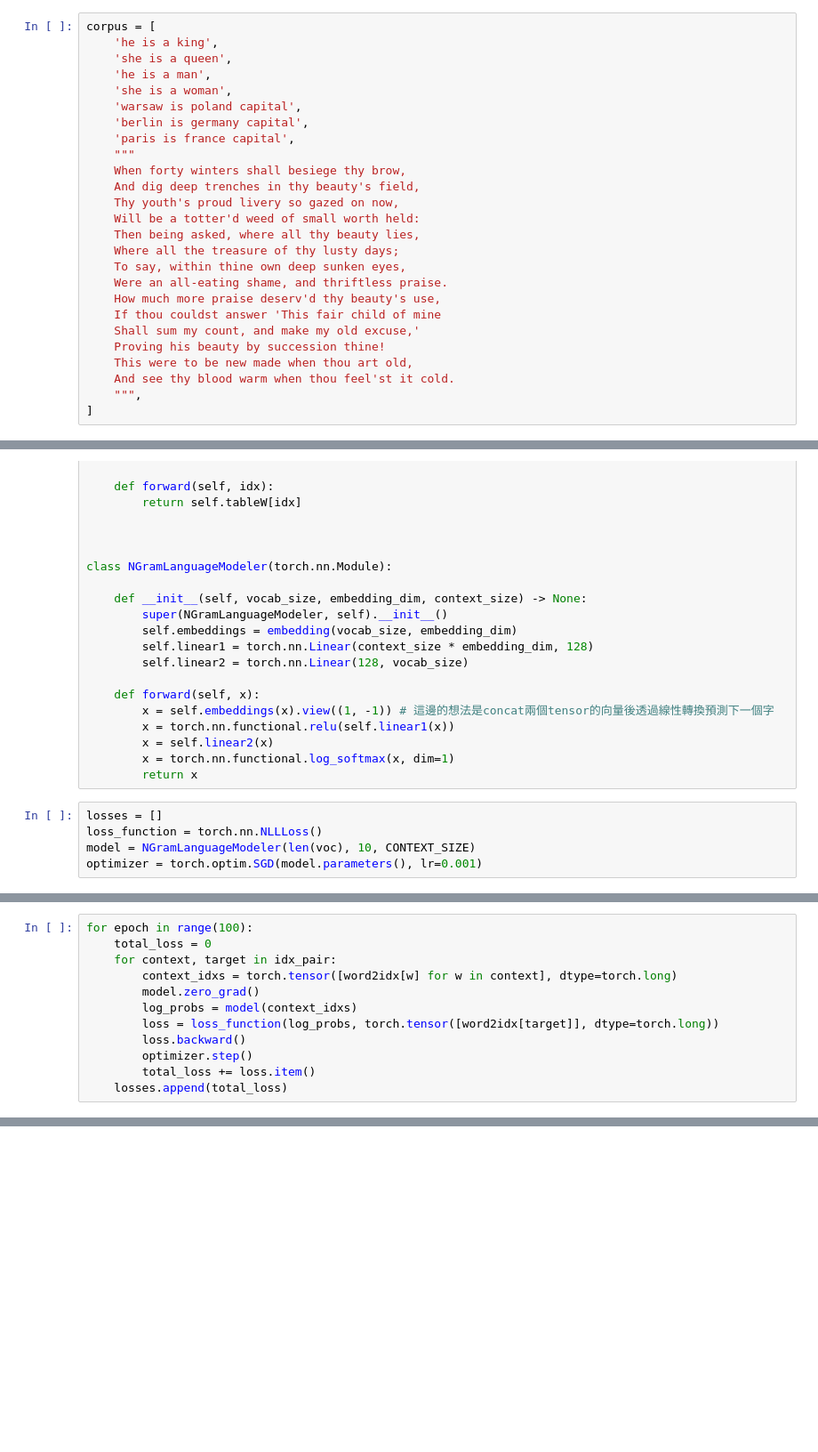
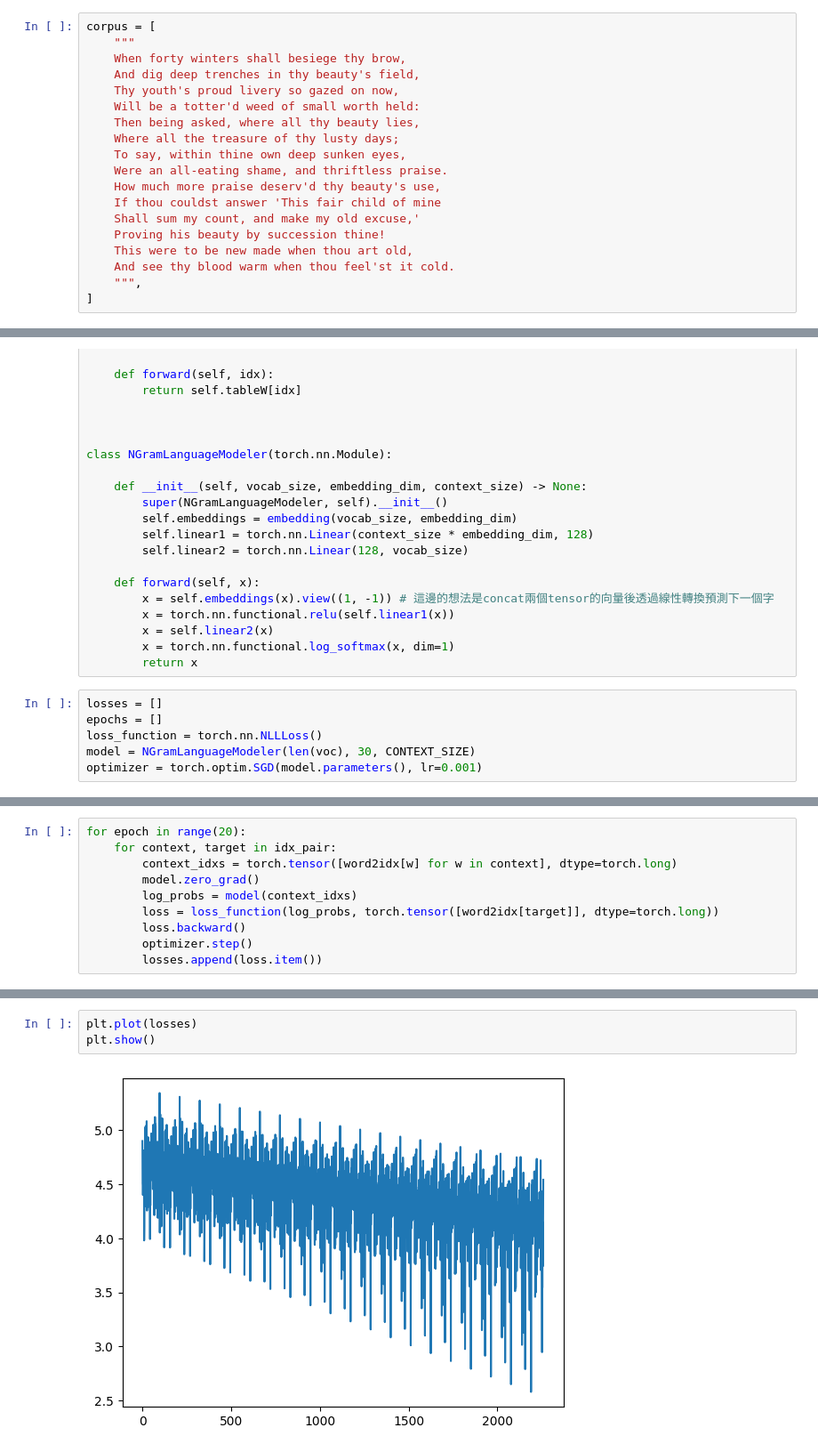
Before and after one commit to LanZBoY/torchPlayGround, a Jupyter notebook: NLP/Word2VecImp.ipynb, the cells around one changed output, grey strips where cells are left out. Shown: that part at 89% size. Saved outputs shown, nothing was run; the diff lists cells and outputs as text; blank space fills up the shorter version.

```diff
--- a/NLP/Word2VecImp.ipynb
+++ b/NLP/Word2VecImp.ipynb
@@ -2,13 +2,6 @@
 import torch
 # %%
 corpus = [
-    'he is a king',
-    'she is a queen',
-    'he is a man',
-    'she is a woman',
-    'warsaw is poland capital',
-    'berlin is germany capital',
-    'paris is france capital',
     """
     When forty winters shall besiege thy brow,
     And dig deep trenches in thy beauty's field,
@@ -92,8 +85,9 @@ class NGramLanguageModeler(torch.nn.Module):
         return x
 # %%
 losses = []
+epochs = []
 loss_function = torch.nn.NLLLoss()
-model = NGramLanguageModeler(len(voc), 10, CONTEXT_SIZE)
+model = NGramLanguageModeler(len(voc), 30, CONTEXT_SIZE)
 optimizer = torch.optim.SGD(model.parameters(), lr=0.001)
 # %%
 model.embeddings(torch.tensor(data=[1,2,3]))
@@ -107,6 +112,5 @@ tensor([[-2.4958,  1.1488, -0.7197, -1.9668,  0.3909,  0.0794, -0.9873, -0.6977,
 # %%
-for epoch in range(100):
-    total_loss = 0
+for epoch in range(20):
     for context, target in idx_pair:
         context_idxs = torch.tensor([word2idx[w] for w in context], dtype=torch.long)
         model.zero_grad()
@@ -114,5 +118,4 @@ for epoch in range(100):
         loss = loss_function(log_probs, torch.tensor([word2idx[target]], dtype=torch.long))
         loss.backward()
         optimizer.step()
-        total_loss += loss.item()
-    losses.append(total_loss)
+        losses.append(loss.item())
@@ -138,0 +124,5 @@ losses # The loss decreased every iteration over the training data!
+# %%
+plt.plot(losses)
+plt.show()
+# %% [output]
+[figure, added]
```
Also changed, not shown: parts of 7 cells of this notebook, 8 other files.
